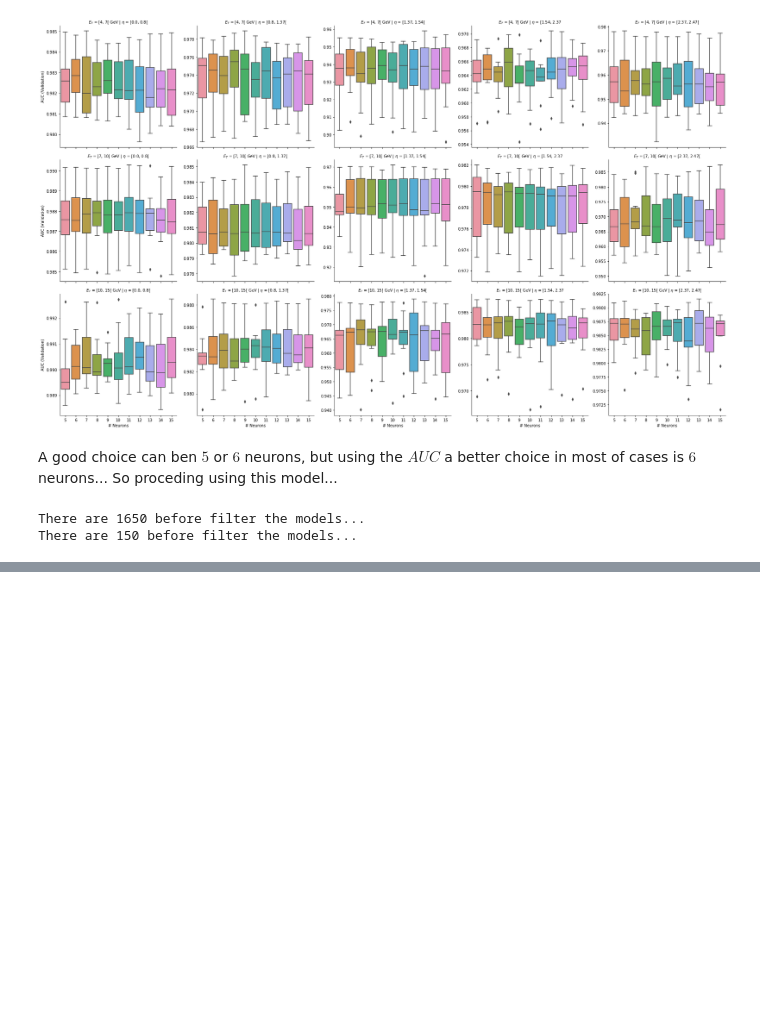
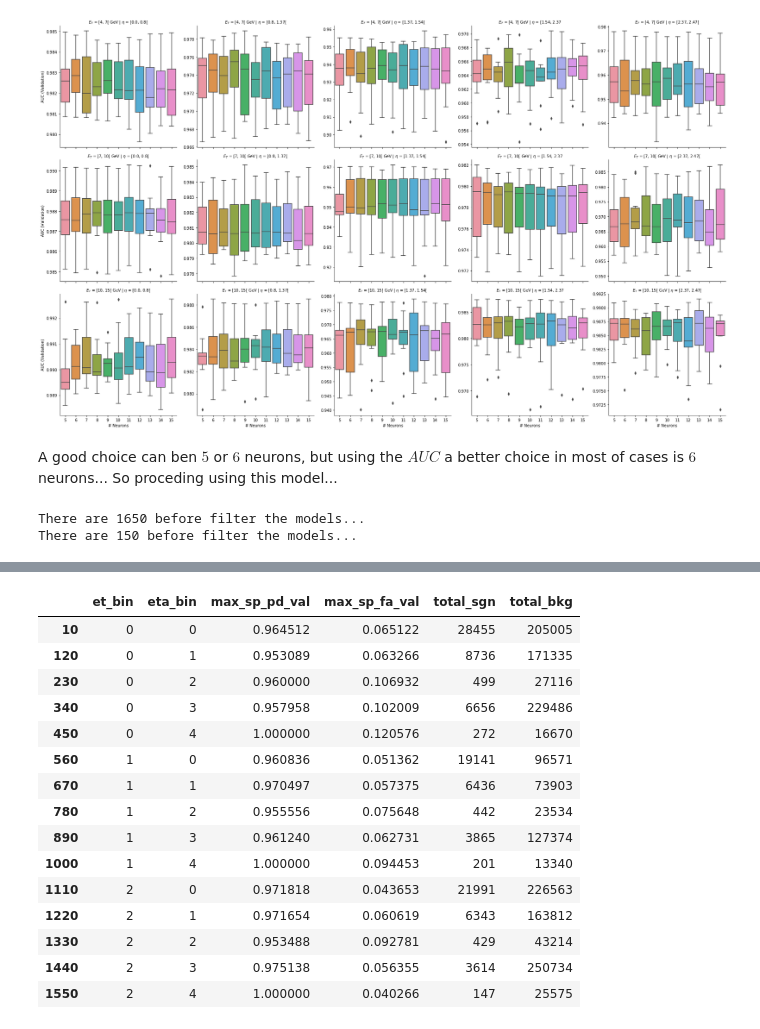
Before and after one commit to ringer-softwares/kolmov, a Jupyter notebook: kolmov/share/analysis_example.ipynb, the cells around one changed output, grey strips where cells are left out. Drawn from its saved outputs; the diff is of its cells as text; code cells hidden in the pictures; blank space fills up the shorter version.

```diff
--- a/kolmov/share/analysis_example.ipynb
+++ b/kolmov/share/analysis_example.ipynb
@@ -89,0 +142,21 @@ There are 150 before filter the models...
+# %%
+# integrated cross-validation efficiency
+# how to do this?
+cv_df.loc[cv_df.sort==0, ['et_bin', 'eta_bin', 'max_sp_pd_val', 'max_sp_fa_val', 'total_sgn', 'total_bkg']]
+# %% [output]
+|  | et_bin | eta_bin | max_sp_pd_val | max_sp_fa_val | total_sgn | total_bkg |
+| 10 | 0 | 0 | 0.964512 | 0.065122 | 28455 | 205005 |
+| 120 | 0 | 1 | 0.953089 | 0.063266 | 8736 | 171335 |
+| 230 | 0 | 2 | 0.960000 | 0.106932 | 499 | 27116 |
+| 340 | 0 | 3 | 0.957958 | 0.102009 | 6656 | 229486 |
+| 450 | 0 | 4 | 1.000000 | 0.120576 | 272 | 16670 |
+| 560 | 1 | 0 | 0.960836 | 0.051362 | 19141 | 96571 |
+| 670 | 1 | 1 | 0.970497 | 0.057375 | 6436 | 73903 |
+| 780 | 1 | 2 | 0.955556 | 0.075648 | 442 | 23534 |
+| 890 | 1 | 3 | 0.961240 | 0.062731 | 3865 | 127374 |
+| 1000 | 1 | 4 | 1.000000 | 0.094453 | 201 | 13340 |
+| 1110 | 2 | 0 | 0.971818 | 0.043653 | 21991 | 226563 |
+| 1220 | 2 | 1 | 0.971654 | 0.060619 | 6343 | 163812 |
+| 1330 | 2 | 2 | 0.953488 | 0.092781 | 429 | 43214 |
+| 1440 | 2 | 3 | 0.975138 | 0.056355 | 3614 | 250734 |
+| 1550 | 2 | 4 | 1.000000 | 0.040266 | 147 | 25575 |
```
Also changed, not shown: parts of 7 cells of this notebook.
